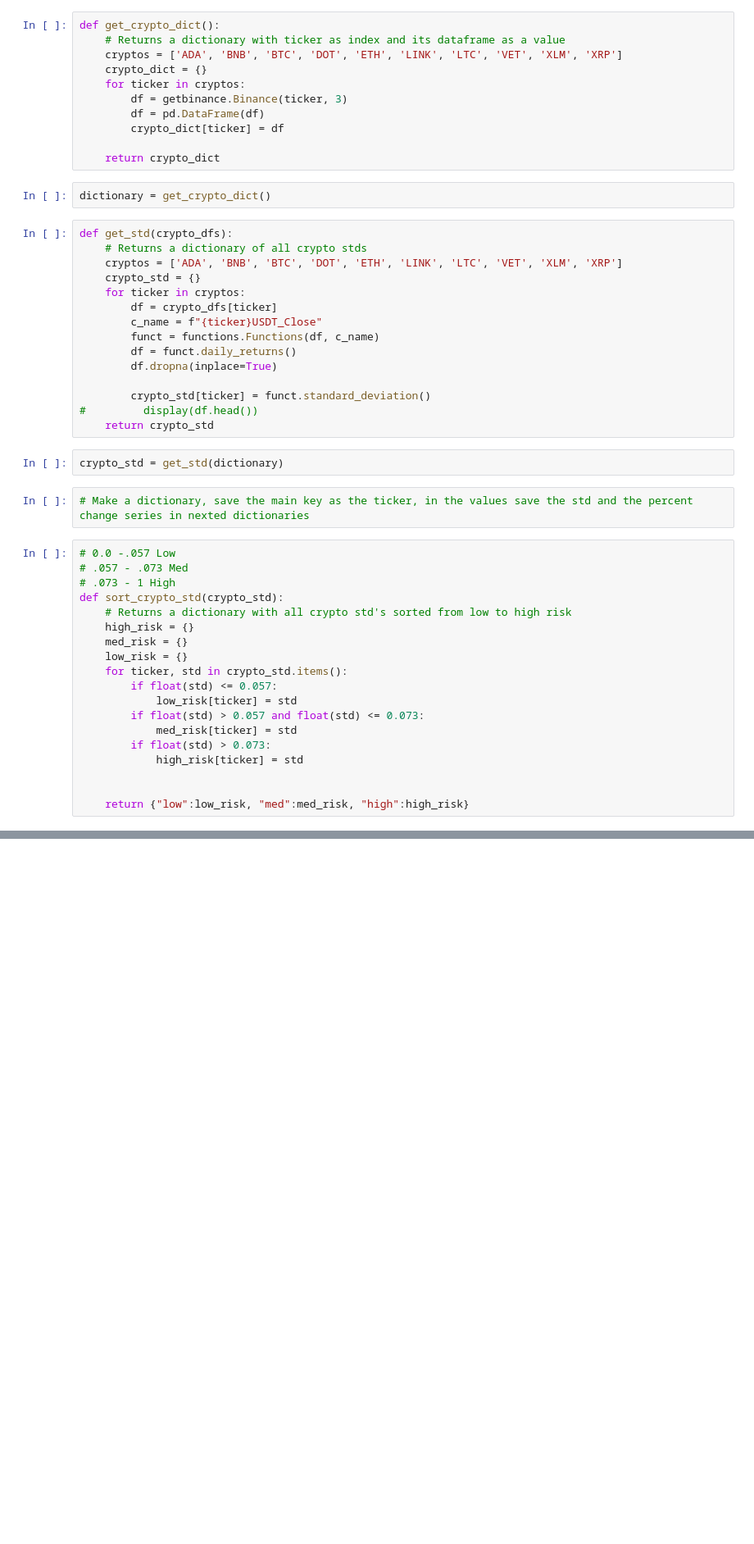
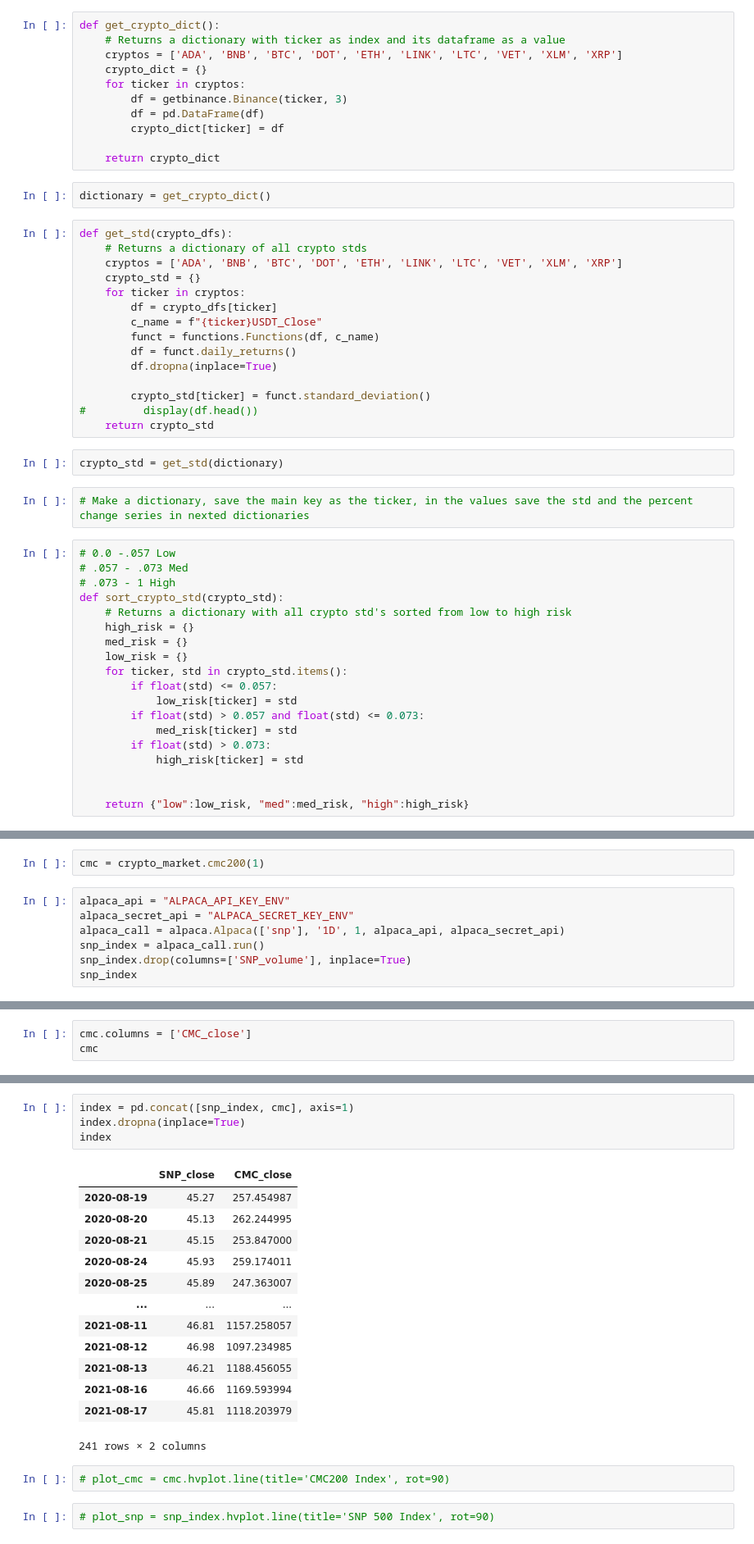
Before and after one commit to jpmaddox97/Dynamic_Portfolio_Management, a Jupyter notebook: main.ipynb, the cells around one changed output, grey strips where cells are left out. Shown at 82% size. Saved outputs shown, nothing was run; the diff lists cells and outputs as text; blank space fills up the shorter version.

```diff
--- a/main.ipynb
+++ b/main.ipynb
@@ -95,0 +88,9 @@ High Risk Cryptos - DOT:0.08365198580869644
+# %%
+cmc = crypto_market.cmc200(1)
+# %%
+alpaca_api = "ALPACA_API_KEY_ENV"
+alpaca_secret_api = "ALPACA_SECRET_KEY_ENV"
+alpaca_call = alpaca.Alpaca(['snp'], '1D', 1, alpaca_api, alpaca_secret_api)
+snp_index = alpaca_call.run()
+snp_index.drop(columns=['SNP_volume'], inplace=True)
+snp_index
@@ -95,0 +111,3 @@ High Risk Cryptos - DOT:0.08365198580869644
+# %%
+cmc.columns = ['CMC_close']
+cmc
@@ -95,0 +129,22 @@ High Risk Cryptos - DOT:0.08365198580869644
+# %%
+index = pd.concat([snp_index, cmc], axis=1)
+index.dropna(inplace=True)
+index
+# %% [output]
+|  | SNP_close | CMC_close |
+| 2020-08-19 | 45.27 | 257.454987 |
+| 2020-08-20 | 45.13 | 262.244995 |
+| 2020-08-21 | 45.15 | 253.847000 |
+| 2020-08-24 | 45.93 | 259.174011 |
+| 2020-08-25 | 45.89 | 247.363007 |
+| ... | ... | ... |
+| 2021-08-11 | 46.81 | 1157.258057 |
+| 2021-08-12 | 46.98 | 1097.234985 |
+| 2021-08-13 | 46.21 | 1188.456055 |
+| 2021-08-16 | 46.66 | 1169.593994 |
+| 2021-08-17 | 45.81 | 1118.203979 |
+241 rows × 2 columns
+# %%
+# plot_cmc = cmc.hvplot.line(title='CMC200 Index', rot=90)
+# %%
+# plot_snp = snp_index.hvplot.line(title='SNP 500 Index', rot=90)
```
Also changed, not shown: parts of 7 cells of this notebook, 3 other files.
